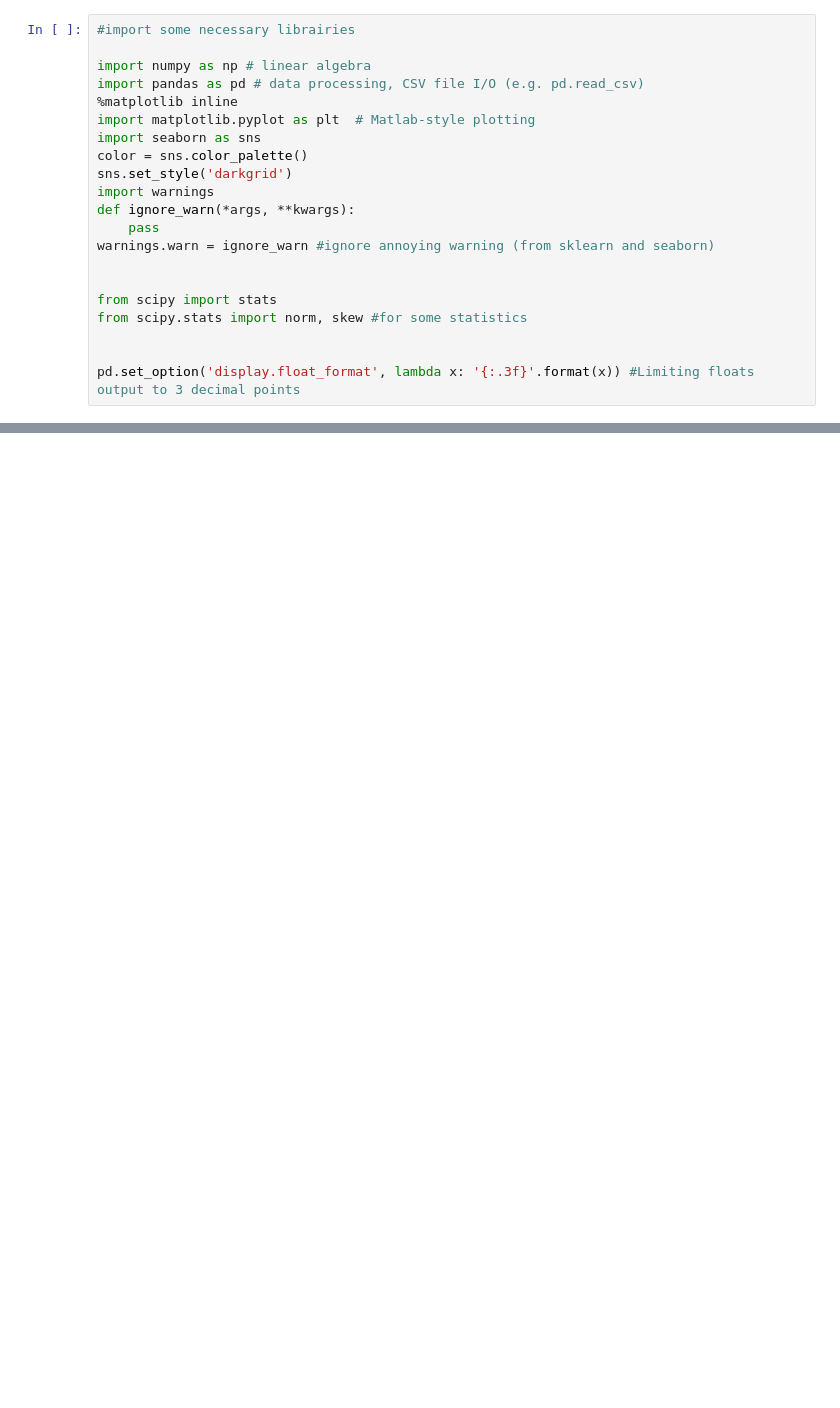
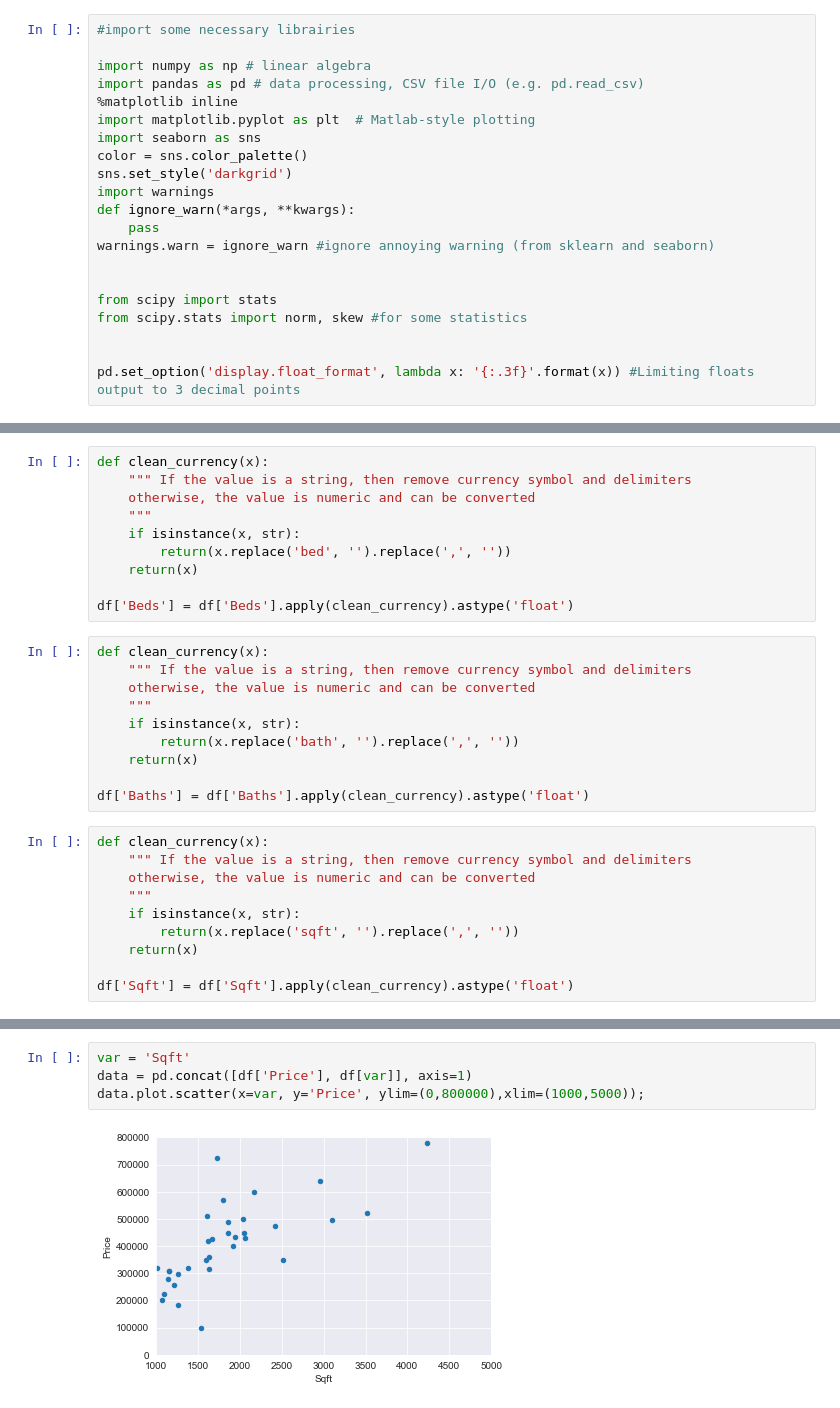
Before and after one commit to marcusdjr/orlando-housing, a Jupyter notebook: models.ipynb, the cells around one changed output, grey strips where cells are left out. Saved outputs shown, nothing was run; the diff lists cells and outputs as text; blank space fills up the shorter version.

```diff
--- a/models.ipynb
+++ b/models.ipynb
@@ -45,0 +71,30 @@ memory usage: 1.1+ KB
+# %%
+def clean_currency(x):
+    """ If the value is a string, then remove currency symbol and delimiters
+    otherwise, the value is numeric and can be converted
+    """
+    if isinstance(x, str):
+        return(x.replace('bed', '').replace(',', ''))
+    return(x)
+
+df['Beds'] = df['Beds'].apply(clean_currency).astype('float')
+# %%
+def clean_currency(x):
+    """ If the value is a string, then remove currency symbol and delimiters
+    otherwise, the value is numeric and can be converted
+    """
+    if isinstance(x, str):
+        return(x.replace('bath', '').replace(',', ''))
+    return(x)
+
+df['Baths'] = df['Baths'].apply(clean_currency).astype('float')
+# %%
+def clean_currency(x):
+    """ If the value is a string, then remove currency symbol and delimiters
+    otherwise, the value is numeric and can be converted
+    """
+    if isinstance(x, str):
+        return(x.replace('sqft', '').replace(',', ''))
+    return(x)
+
+df['Sqft'] = df['Sqft'].apply(clean_currency).astype('float')
@@ -45,0 +110,6 @@ memory usage: 1.1+ KB
+# %%
+var = 'Sqft'
+data = pd.concat([df['Price'], df[var]], axis=1)
+data.plot.scatter(x=var, y='Price', ylim=(0,800000),xlim=(1000,5000));
+# %% [output]
+[figure, added]
```
Also changed, not shown: parts of 8 cells of this notebook, 3 other files.
